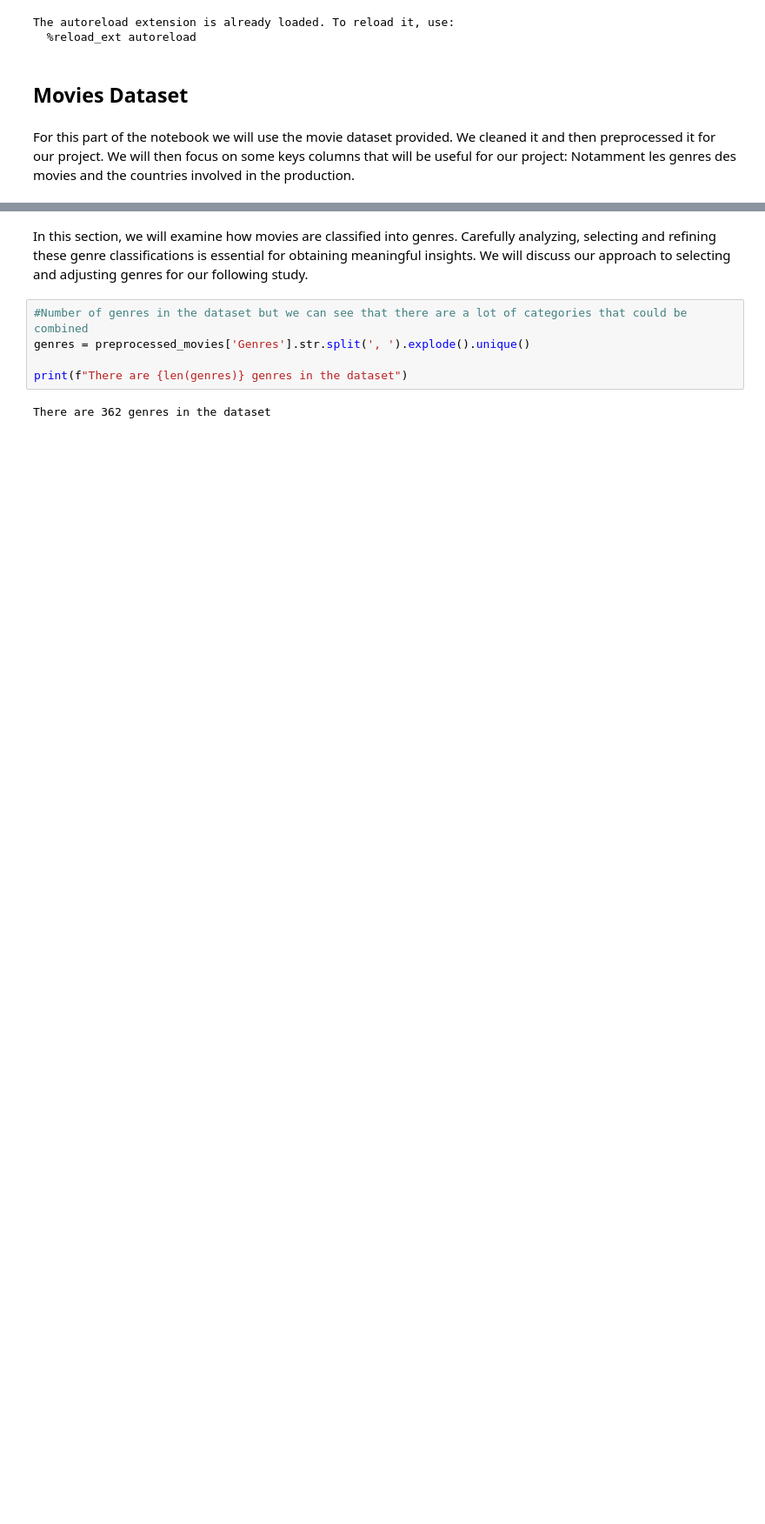
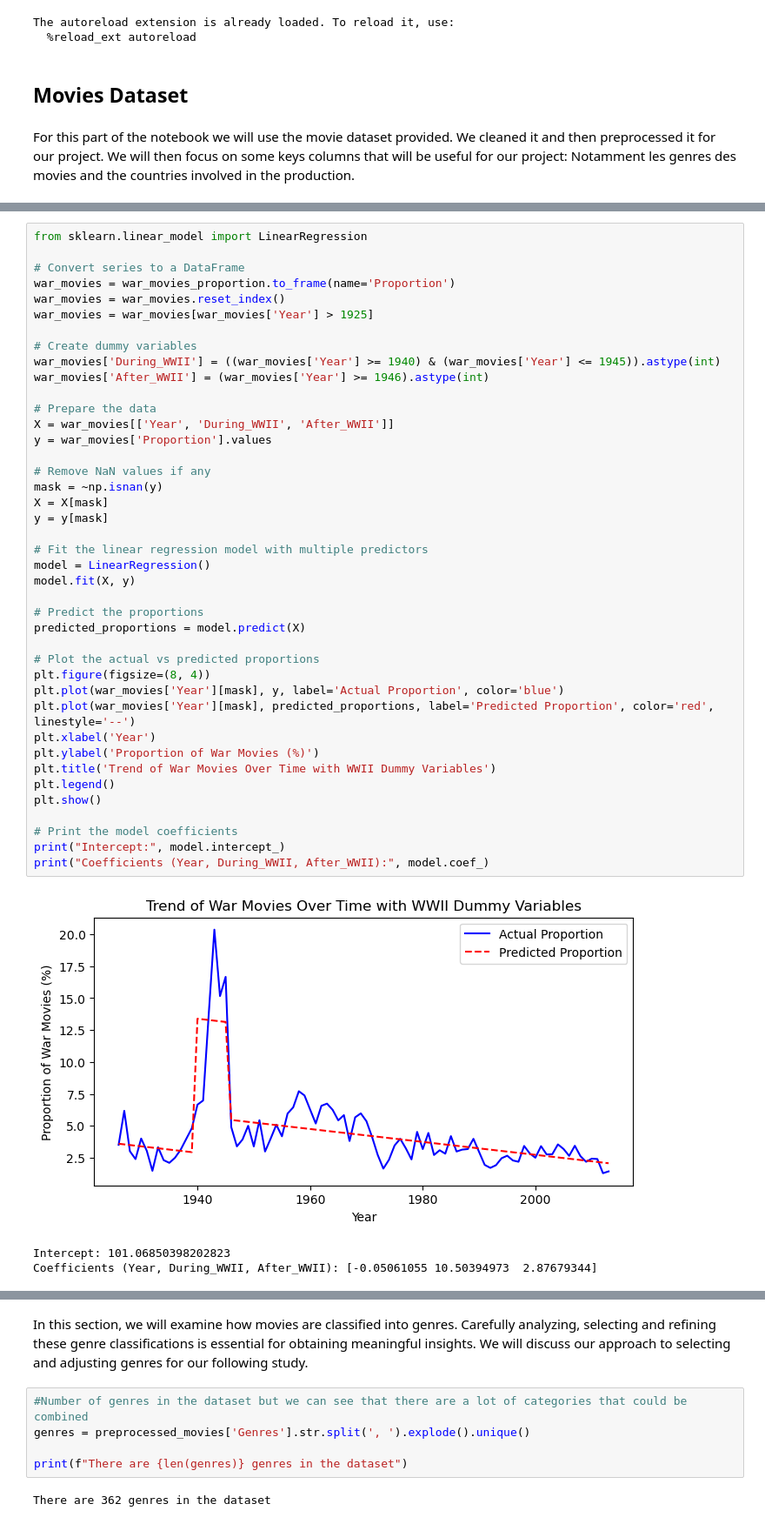
Before and after one commit to epfl-ada/ada-2024-project-nostringsadached, a Jupyter notebook: new_results2.ipynb, the cells around one changed output, grey strips where cells are left out. Shown at 87% size. Cells and saved outputs as stored; diff of their text form; blank space fills up the shorter version.

```diff
--- a/new_results2.ipynb
+++ b/new_results2.ipynb
@@ -38,0 +175,45 @@ preprocessed_movies.head(2)
+# %%
+from sklearn.linear_model import LinearRegression
+
+# Convert series to a DataFrame
+war_movies = war_movies_proportion.to_frame(name='Proportion')
+war_movies = war_movies.reset_index()
+war_movies = war_movies[war_movies['Year'] > 1925]
+
+# Create dummy variables
+war_movies['During_WWII'] = ((war_movies['Year'] >= 1940) & (war_movies['Year'] <= 1945)).astype(int)
+war_movies['After_WWII'] = (war_movies['Year'] >= 1946).astype(int)
+
+# Prepare the data
+X = war_movies[['Year', 'During_WWII', 'After_WWII']]
+y = war_movies['Proportion'].values
+
+# Remove NaN values if any
+mask = ~np.isnan(y)
+X = X[mask]
+y = y[mask]
+
+# Fit the linear regression model with multiple predictors
+model = LinearRegression()
+model.fit(X, y)
+
+# Predict the proportions
+predicted_proportions = model.predict(X)
+
+# Plot the actual vs predicted proportions
+plt.figure(figsize=(8, 4))
+plt.plot(war_movies['Year'][mask], y, label='Actual Proportion', color='blue')
+plt.plot(war_movies['Year'][mask], predicted_proportions, label='Predicted Proportion', color='red', linestyle='--')
+plt.xlabel('Year')
+plt.ylabel('Proportion of War Movies (%)')
+plt.title('Trend of War Movies Over Time with WWII Dummy Variables')
+plt.legend()
+plt.show()
+
+# Print the model coefficients
+print("Intercept:", model.intercept_)
+print("Coefficients (Year, During_WWII, After_WWII):", model.coef_)
+# %% [output]
+[figure, added]
+Intercept: 101.06850398202823
+Coefficients (Year, During_WWII, After_WWII): [-0.05061055 10.50394973  2.87679344]
```
Also changed, not shown: parts of 30 cells of this notebook, 2 other files.
